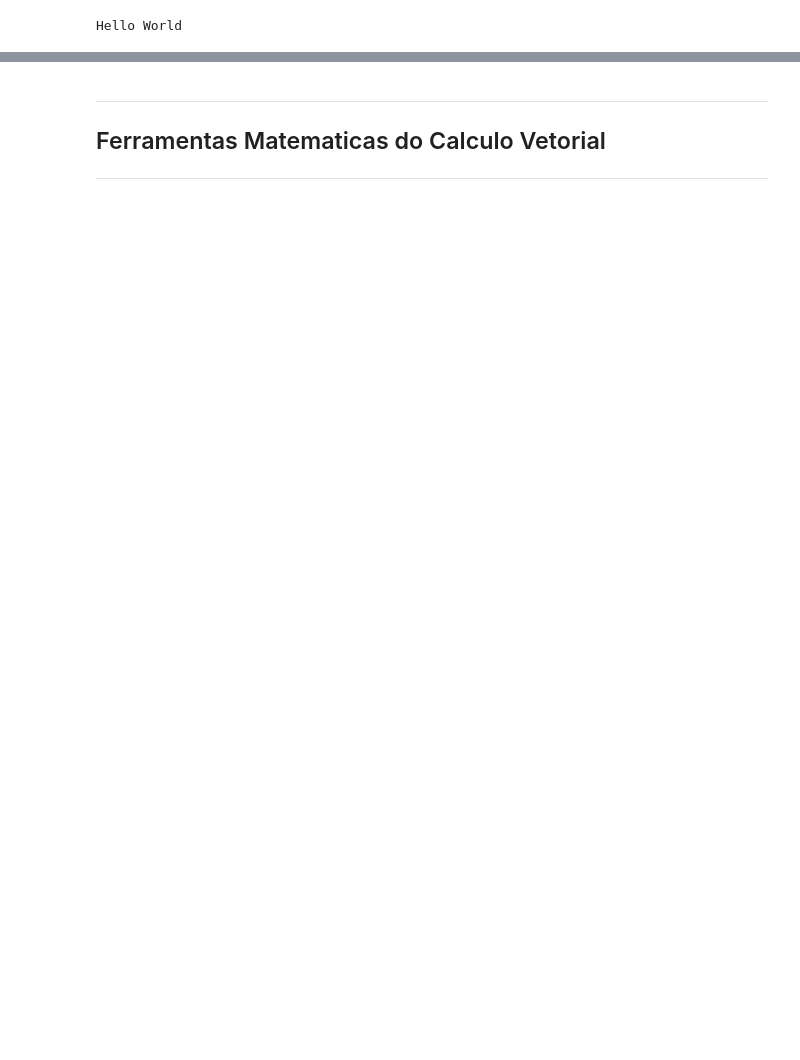
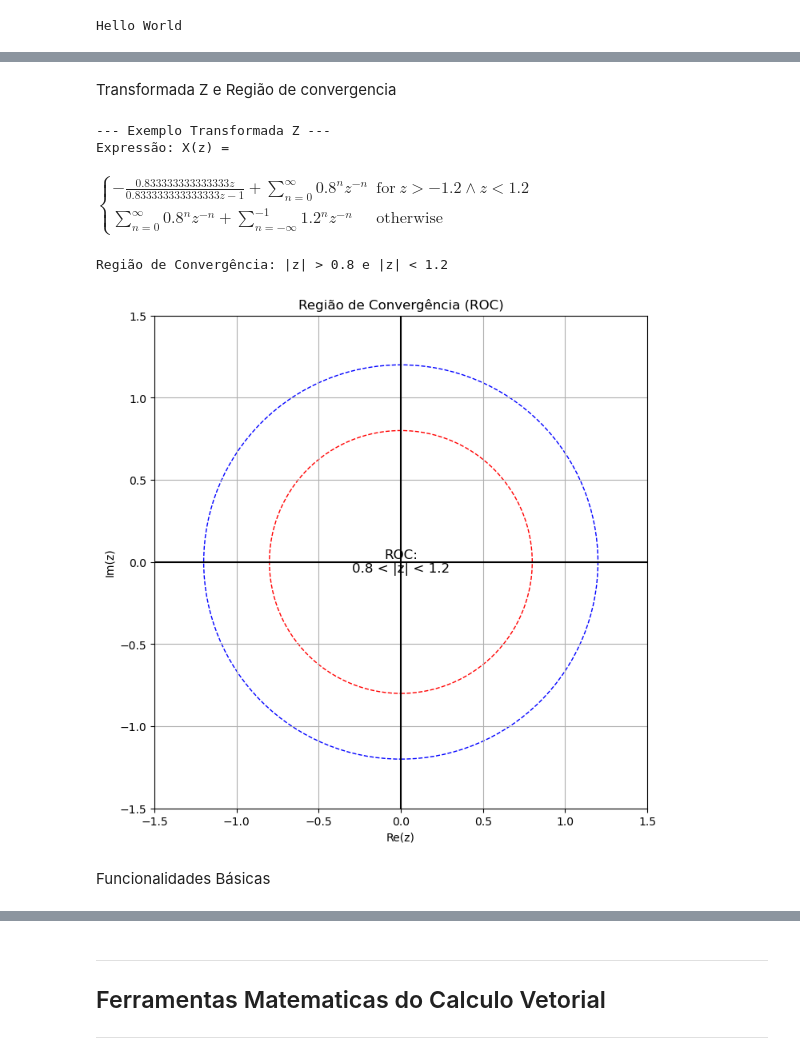
Before and after one commit to PedroVic12/Repopulation-With-Elite-Set, a Jupyter notebook: src/notebook.ipynb, the cells around one changed output, grey strips where cells are left out. Saved outputs shown, nothing was run; the diff lists cells and outputs as text; code cells hidden in the pictures; blank space fills up the shorter version.

```diff
--- a/src/notebook.ipynb
+++ b/src/notebook.ipynb
@@ -4,0 +114,79 @@ Hello World
+# %% [markdown]
+Transformada Z e Região de convergencia
+# %%
+"""
+Transformada Z:
+
+Sinal composto por:
+
+Parte causal: (0.8)ⁿ (converge para |z| > 0.8)
+
+Parte anticausal: (1.2)ⁿ (converge para |z| < 1.2)
+
+ROC: região anular 0.8 < |z| < 1.2
+
+Polos em z=0.8 e z=1/1.2≈0.833
+
+Zeros em z=0 e z=1/0.8=1.25
+
+Este exemplo mostra como:
+
+Componentes causais e anticausais afetam a ROC
+
+A ROC determina a estabilidade (deve incluir o círculo unitário)
+
+Polos dentro do círculo unitário → componente estável
+
+Polos fora do círculo unitário → componente instável
+"""
+
+
+
+
+# Definir um sinal discreto: x[n] = (0.8)^n * u[n] + (1.2)^n * u[-n-1]
+n = sp.symbols('n', integer=True)
+z = sp.symbols('z')
+
+# Parte causal (n >= 0)
+x1 = (0.8)**n
+X1 = sp.summation(x1 * z**(-n), (n, 0, sp.oo))
+
+# Parte anticausal (n < 0)
+x2 = (1.2)**n
+X2 = sp.summation(x2 * z**(-n), (n, -sp.oo, -1))
+
+# Transformada Z total
+X_z = sp.simplify(X1 + X2)
+roc = "|z| > 0.8 e |z| < 1.2"
+
+# Mostrar resultados
+print("\n--- Exemplo Transformada Z ---")
+print(f"Expressão: X(z) = ")
+display(X_z)
+print(f"\nRegião de Convergência: {roc}\n")
+
+# Plotar região de convergência
+plt.figure(figsize=(8, 8))
+circle1 = plt.Circle((0,0), 0.8, color='red', fill=False, linestyle='--')
+circle2 = plt.Circle((0,0), 1.2, color='blue', fill=False, linestyle='--')
+plt.gca().add_patch(circle1)
+plt.gca().add_patch(circle2)
+plt.text(0, 0, "ROC:\n0.8 < |z| < 1.2", ha='center', va='center', fontsize=12)
+plt.xlim(-1.5, 1.5)
+plt.ylim(-1.5, 1.5)
+plt.axhline(0, color='k')
+plt.axvline(0, color='k')
+plt.title('Região de Convergência (ROC)')
+plt.xlabel('Re(z)')
+plt.ylabel('Im(z)')
+plt.grid(True)
+plt.gca().set_aspect('equal')
+plt.show()
+# %% [output]
+--- Exemplo Transformada Z ---
+Expressão: X(z) =
+$\displaystyle \begin{cases} - \frac{0.833333333333333 z}{0.833333333333333 z - 1} + \sum_{n=0}^{\infty} {0.8}^{n} z^{- n} & \text{for}\: z > -1.2 \wedge z < 1.2 \\\sum_{n=0}^{\infty} {0.8}^{n} z^{- n} + \sum_{n=-\infty}^{-1} {1.2}^{n} z^{- n} & \text{otherwise} \end{cases}$
+Região de Convergência: |z| > 0.8 e |z| < 1.2
+[figure, added]
+# %% [markdown]
+Funcionalidades Básicas
```
Also changed, not shown: parts of 14 cells of this notebook, 24 other files.
